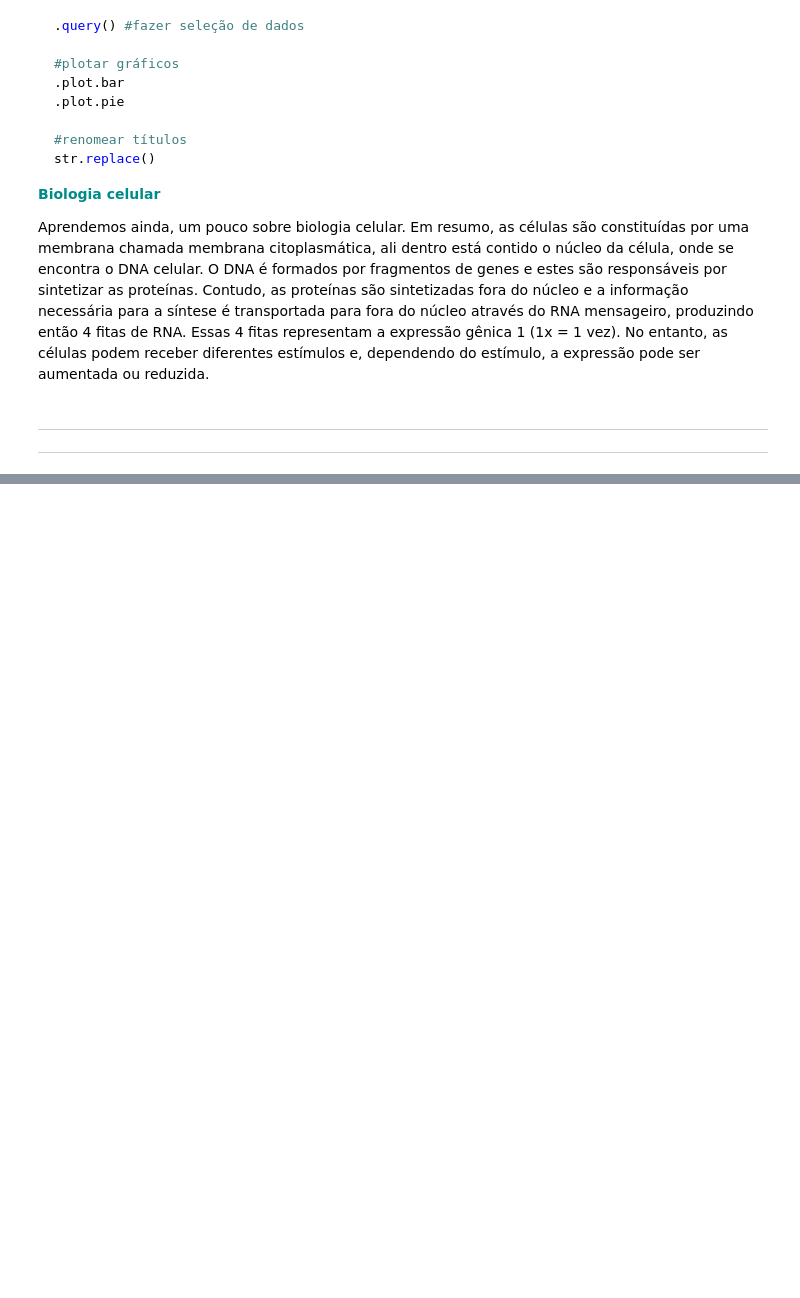
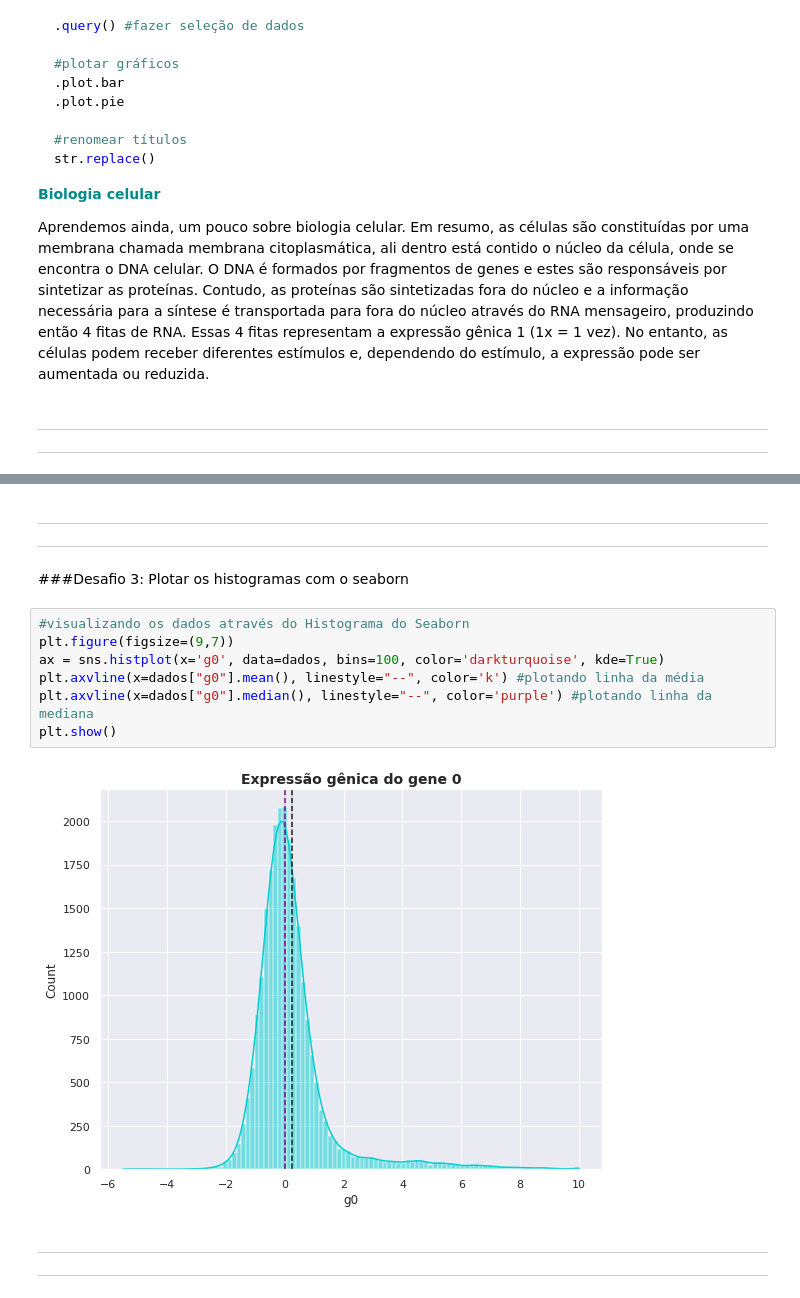
Before and after one commit to CarolineOlive/Imersao-Dados-2021, a Jupyter notebook: Imersao_dados_3_2021.ipynb, the cells around one changed output, grey strips where cells are left out. Drawn from its saved outputs; the diff is of its cells as text; blank space fills up the shorter version.

```diff
--- a/Imersao_dados_3_2021.ipynb
+++ b/Imersao_dados_3_2021.ipynb
@@ -361,0 +464,27 @@ Aprendemos ainda, um pouco sobre biologia celular. Em resumo, as células são c
+# %% [markdown]
+
+
+---
+
+
+
+---
+# %% [markdown]
+###Desafio 3: Plotar os histogramas com o seaborn
+# %%
+#visualizando os dados através do Histograma do Seaborn
+plt.figure(figsize=(9,7))
+ax = sns.histplot(x='g0', data=dados, bins=100, color='darkturquoise', kde=True)
+plt.axvline(x=dados["g0"].mean(), linestyle="--", color='k') #plotando linha da média
+plt.axvline(x=dados["g0"].median(), linestyle="--", color='purple') #plotando linha da mediana
+plt.show()
+# %% [output]
+[figure, added]
+# %% [markdown]
+
+
+---
+
+
+
+---
```
Also changed, not shown: parts of 44 cells of this notebook.
